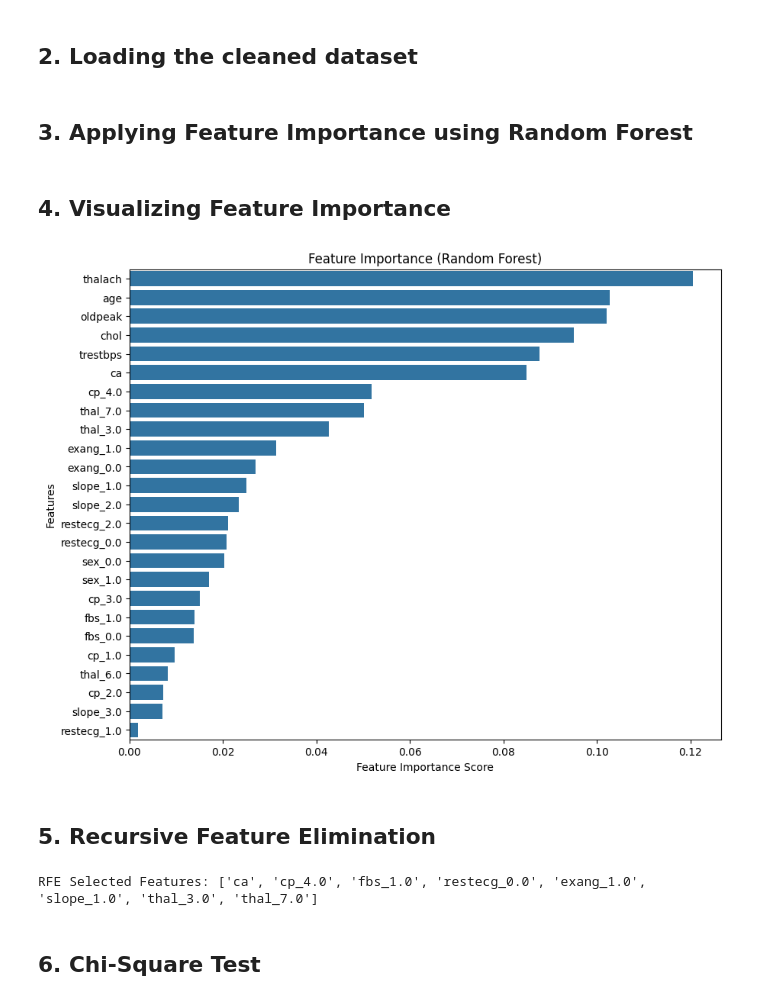
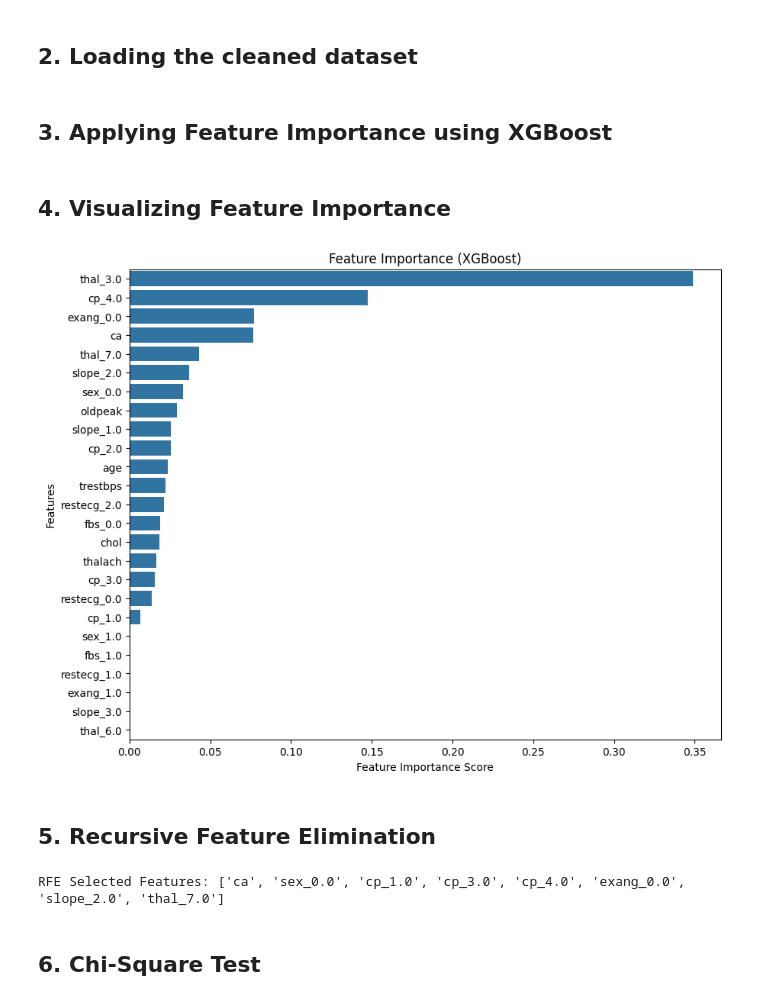
Before and after one commit to GeorgeYoussefRoger/Heart-Disease-Predictor, a Jupyter notebook: notebooks/03_feature_selection.ipynb, the cells around one changed output. Saved outputs shown, nothing was run; the diff lists cells and outputs as text; code cells hidden in the pictures.

```diff
--- a/notebooks/03_feature_selection.ipynb
+++ b/notebooks/03_feature_selection.ipynb
@@ -19,23 +19,23 @@ df = pd.read_csv("../data/cleaned_heart_disease.csv")
 X = df.drop("target", axis=1)
 y = df["target"]
 # %% [markdown]
-## 3. Applying Feature Importance using Random Forest
+## 3. Applying Feature Importance using XGBoost
 # %%
-rf = RandomForestClassifier(random_state=42)
-rf.fit(X, y)
+xgb = XGBClassifier(random_state=42, eval_metric="logloss")
+xgb.fit(X, y)
 
-importances = pd.Series(rf.feature_importances_, index=X.columns).sort_values(ascending=False)
+importances = pd.Series(xgb.feature_importances_, index=X.columns).sort_values(ascending=False)
 # %% [markdown]
 ## 4. Visualizing Feature Importance
 # %%
 plt.figure(figsize=(10,8))
 sns.barplot(x=importances, y=importances.index)
 plt.xlabel("Feature Importance Score")
 plt.ylabel("Features")
-plt.title("Feature Importance (Random Forest)")
+plt.title("Feature Importance (XGBoost)")
 plt.show()
 # %% [output]
-[figure, old version]
+[figure, new version]
 # %% [markdown]
 ## 5. Recursive Feature Elimination
 # %%
@@ -45,7 +45,7 @@ rfe.fit(X, y)
 
 print("RFE Selected Features:", list(X.columns[rfe.support_]))
 # %% [output]
-RFE Selected Features: ['ca', 'cp_4.0', 'fbs_1.0', 'restecg_0.0', 'exang_1.0', 'slope_1.0', 'thal_3.0', 'thal_7.0']
+RFE Selected Features: ['ca', 'sex_0.0', 'cp_1.0', 'cp_3.0', 'cp_4.0', 'exang_0.0', 'slope_2.0', 'thal_7.0']
 # %% [markdown]
 ## 6. Chi-Square Test
 # %%
```
Also changed, not shown: parts of 1 cell of this notebook, 13 other files.
